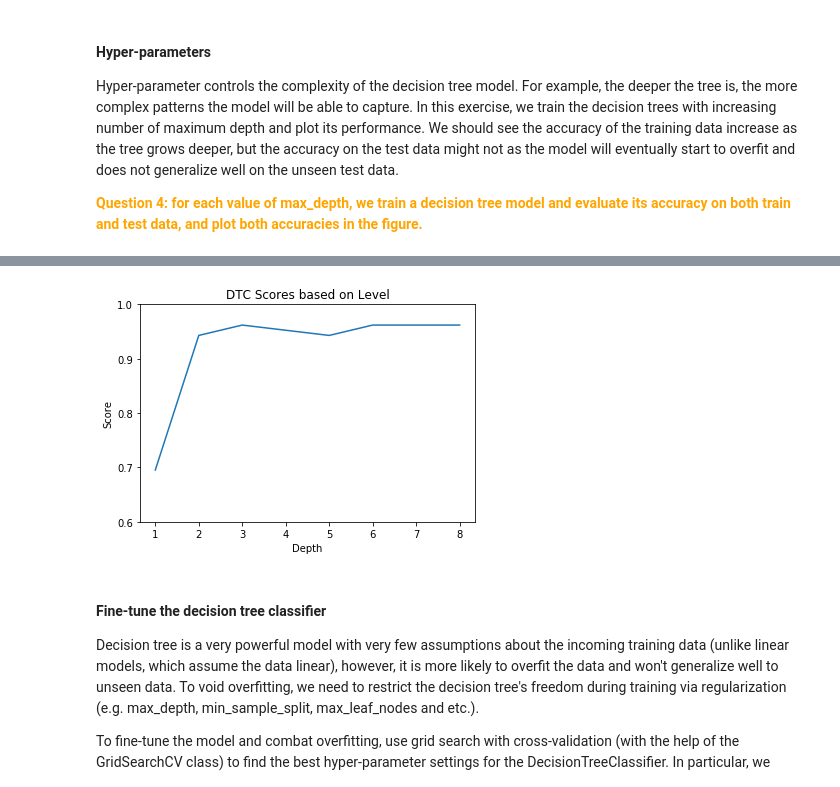
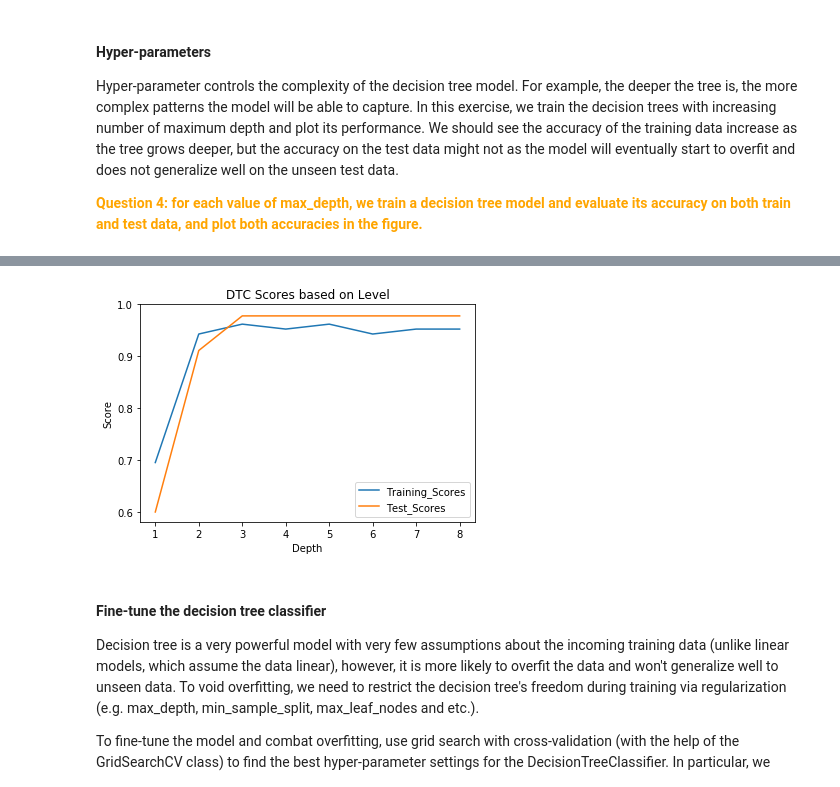
Before and after one commit to AnoVando/MSIS, a Jupyter notebook: MSIS522_Assignment2.ipynb, the cells around one changed output, grey strips where cells are left out. Saved outputs shown, nothing was run; the diff lists cells and outputs as text; code cells hidden in the pictures.

```diff
--- a/MSIS522_Assignment2.ipynb
+++ b/MSIS522_Assignment2.ipynb
@@ -311,0 +308,5 @@ NameError: ignored
+# %%
+dtc_grid6.fit(train_x, train_y)
+test_x6 = dtc_grid6.predict(test_x)
+dtc6_test = accuracy_score(test_y, test_x6)
+print(dtc6_test)
@@ -311,0 +315,5 @@ NameError: ignored
+# %%
+dtc_grid7.fit(train_x, train_y)
+test_x7 = dtc_grid7.predict(test_x)
+dtc7_test = accuracy_score(test_y, test_x7)
+print(dtc7_test)
@@ -311,0 +322,5 @@ NameError: ignored
+# %%
+dtc_grid8.fit(train_x, train_y)
+test_x8 = dtc_grid8.predict(test_x)
+dtc8_test = accuracy_score(test_y, test_x8)
+print(dtc8_test)
@@ -312,5 +329,5 @@ NameError: ignored
 # %%
-dtc_results = {'Score': [dtc_grid1.best_score_, dtc_grid2.best_score_, dtc_grid3.best_score_, dtc_grid4.best_score_, dtc_grid5.best_score_,dtc_grid6.best_score_,dtc_grid7.best_score_,dtc_grid8.best_score_],
+dtc_results = {'Training_Scores': [dtc_grid1.best_score_, dtc_grid2.best_score_, dtc_grid3.best_score_, dtc_grid4.best_score_, dtc_grid5.best_score_,dtc_grid6.best_score_,dtc_grid7.best_score_,dtc_grid8.best_score_],
                'Depth': [1,2,3,4,5,6,7,8],
                'Test_Scores': [dtc1_test, dtc2_test, dtc3_test, dtc4_test, dtc5_test, dtc6_test, dtc7_test, dtc8_test]}
 # %%
@@ -329,12 +346,14 @@ print(dtc_results)
 # %%
-plt.plot(dtc_results.Depth, dtc_results.Score)
+plt.plot(dtc_results.Depth, dtc_results.Training_Scores, label='Training_Scores')
+plt.plot(dtc_results.Depth, dtc_results.Test_Scores, label='Test_Scores')
 plt.xlabel("Depth") # Text for X-Axis
 plt.ylabel("Score") # Text for Y-Axis
 plt.title("DTC Scores based on Level")
 plt.yticks([.6,.7,.8,.9,1])
+plt.legend(loc='lower right')
 plt.show()
 # %% [output]
-[figure, old version]
+[figure, new version]
 # %% [markdown]
 #### Fine-tune the decision tree classifier
 
```
Also changed, not shown: parts of 12 cells of this notebook.
